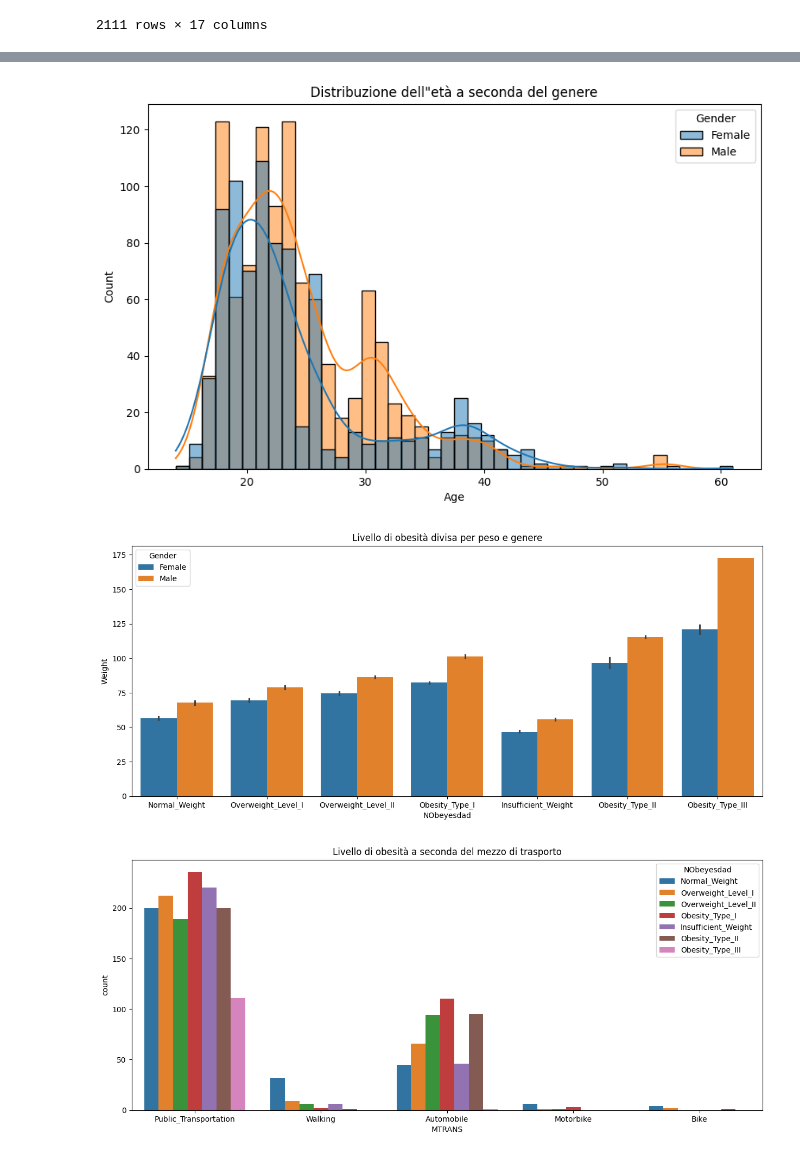
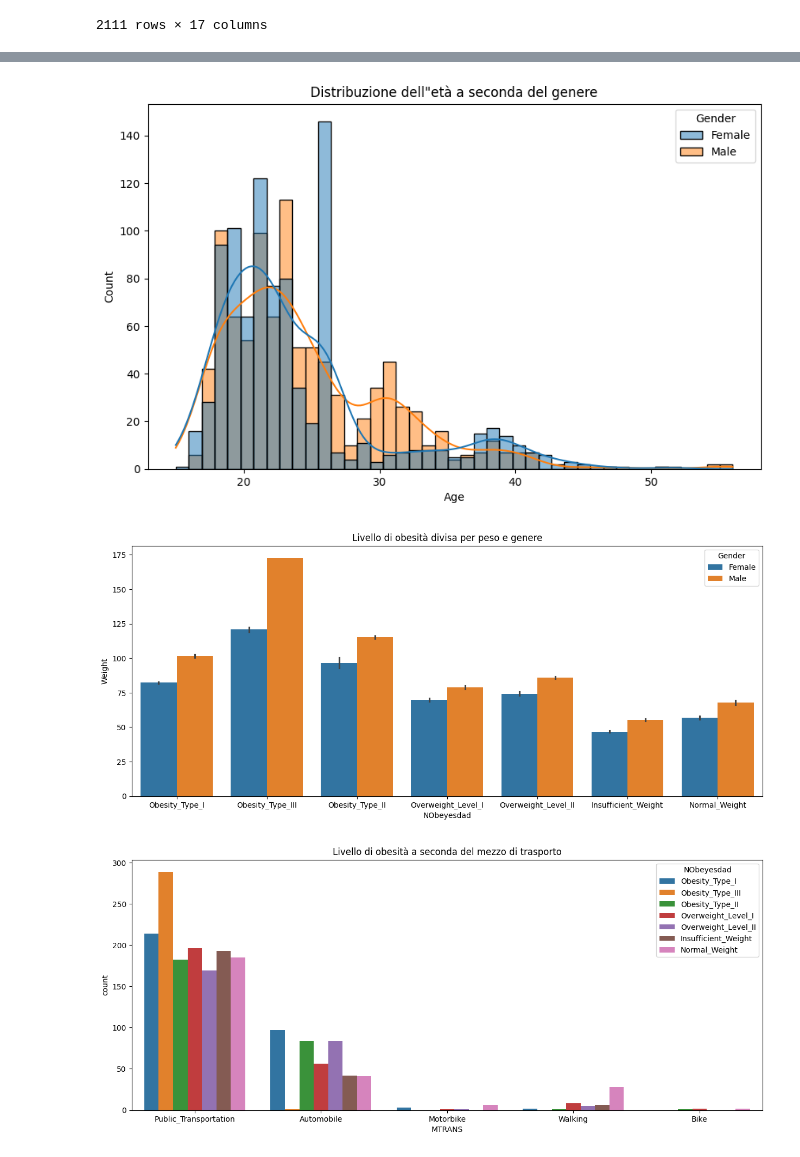
Before and after one commit to FedeSanta777/AIFundamentals, a Jupyter notebook: Copia_di_Homework_Fondamenti_di_IA_AA_2023_24.ipynb, the cells around one changed output, grey strips where cells are left out. Saved outputs shown, nothing was run; the diff lists cells and outputs as text; code cells hidden in the pictures.

```diff
--- a/Copia_di_Homework_Fondamenti_di_IA_AA_2023_24.ipynb
+++ b/Copia_di_Homework_Fondamenti_di_IA_AA_2023_24.ipynb
@@ -41,5 +41,11 @@ dataset
 2111 rows × 17 columns
 # %%
 TRAIN_TEST_SPLIT_PERCENTAGE = 0.9
+dataset = dataset.sample(frac=1)
+dataset_training_4_print = dataset[:int(len(dataset) * TRAIN_TEST_SPLIT_PERCENTAGE)]
+dataset = pd.get_dummies(dataset, dtype=int)
+dataset = dataset.sample(frac=1).reset_index(drop=True)
+
 dataset_training = dataset[:int(len(dataset) * TRAIN_TEST_SPLIT_PERCENTAGE)]
 dataset_test = dataset[int(len(dataset) * TRAIN_TEST_SPLIT_PERCENTAGE):]
+print(dataset)
@@ -50,24 +75,24 @@ import csv
 %matplotlib inline
 # %%
 plt.figure(figsize=(10, 6))
-sns.histplot(data=dataset_training, x="Age", kde=True, hue="Gender")
+sns.histplot(data=dataset_training_4_print, x="Age", kde=True, hue="Gender")
 plt.title("Distribuzione dell\"età a seconda del genere")
 plt.show()
 # %% [output]
-[figure, old version]
+[figure, new version]
 # %%
 plt.figure(figsize=(15, 6))
-sns.barplot(data=dataset_training, x="NObeyesdad", y="Weight", hue="Gender")
+sns.barplot(data=dataset_training_4_print, x="NObeyesdad", y="Weight", hue="Gender")
 plt.title("Livello di obesità divisa per peso e genere")
 plt.show()
 # %% [output]
-[figure, old version]
+[figure, new version]
 # %%
 plt.figure(figsize=(15, 6))
-sns.countplot(data=dataset_training, x="MTRANS", hue="NObeyesdad")
+sns.countplot(data=dataset_training_4_print, x="MTRANS", hue="NObeyesdad")
 plt.title("Livello di obesità a seconda del mezzo di trasporto")
 plt.show()
 # %% [output]
-[figure, old version]
+[figure, new version]
 # %%
 plt.figure(figsize=(15, 6))
```
Also changed, not shown: parts of 5 cells of this notebook, 1 other file.
